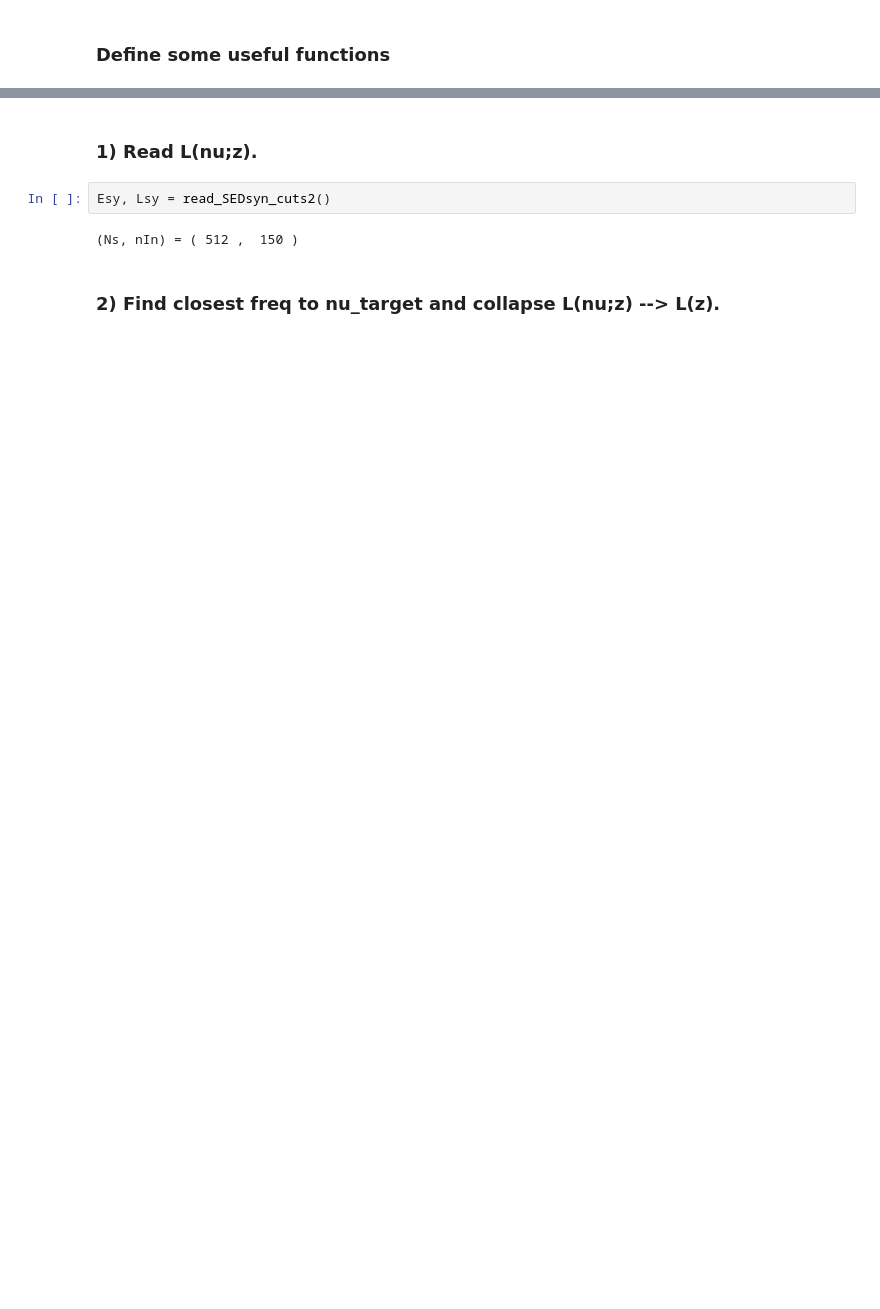
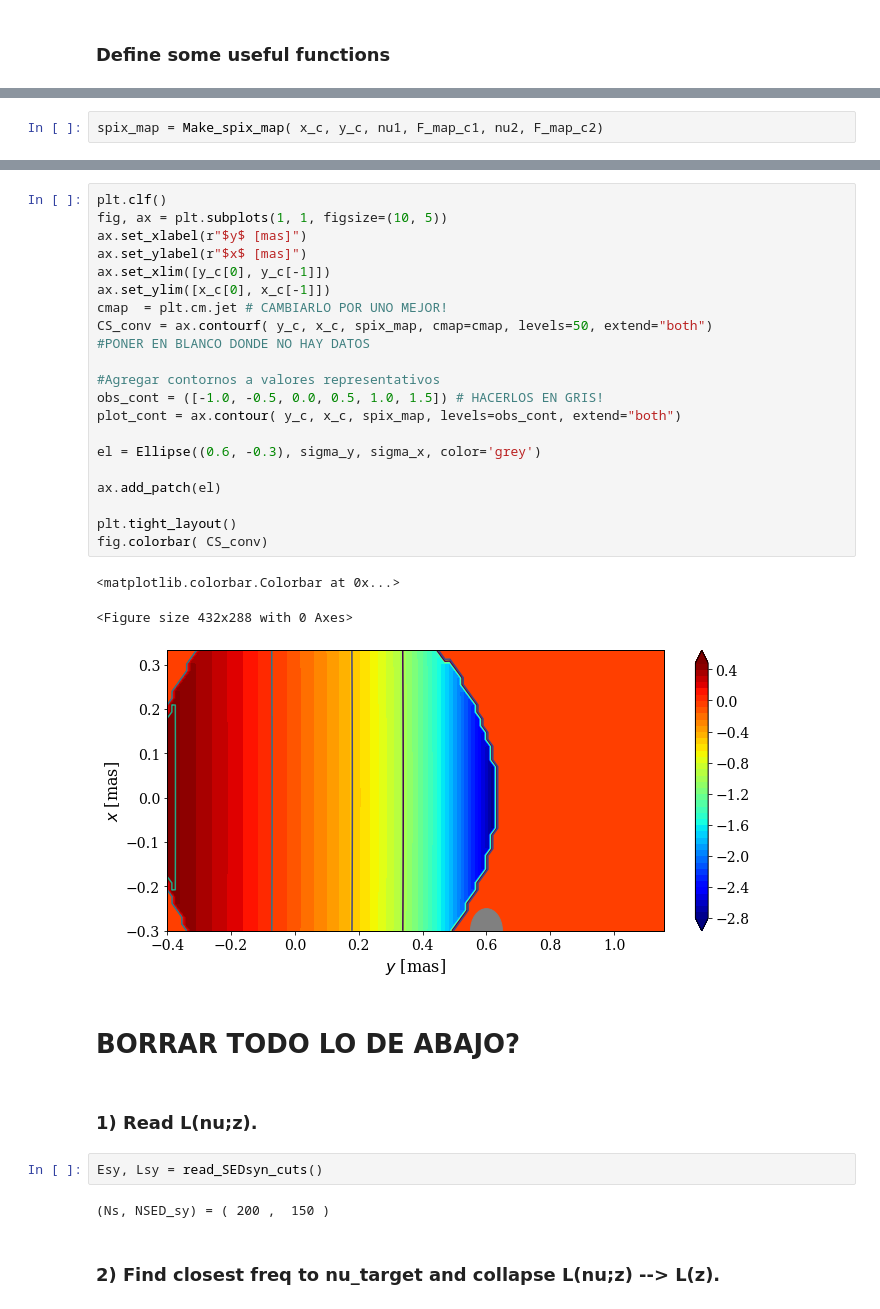
Before and after one commit to santimda/ExtendedJet, a Jupyter notebook: PostProcessing/MapFlux.ipynb, the cells around one changed output, grey strips where cells are left out. Saved outputs shown, nothing was run; the diff lists cells and outputs as text; blank space fills up the shorter version.

Commit message:
New version with working routines for calculating synthetic emission maps and spix maps

```diff
--- a/PostProcessing/MapFlux.ipynb
+++ b/PostProcessing/MapFlux.ipynb
@@ -183,0 +263,2 @@ def make_spix_map( x_c, y_c, nu1, F_map1, nu2, F_map2):
+# %%
+spix_map = Make_spix_map( x_c, y_c, nu1, F_map_c1, nu2, F_map_c2)
@@ -184,9 +344,36 @@ def make_spix_map( x_c, y_c, nu1, F_map1, nu2, F_map2):
+# %%
+plt.clf()
+fig, ax = plt.subplots(1, 1, figsize=(10, 5))
+ax.set_xlabel(r"$y$ [mas]")
+ax.set_ylabel(r"$x$ [mas]")
+ax.set_xlim([y_c[0], y_c[-1]])
+ax.set_ylim([x_c[0], x_c[-1]])
+cmap  = plt.cm.jet # CAMBIARLO POR UNO MEJOR!
+CS_conv = ax.contourf( y_c, x_c, spix_map, cmap=cmap, levels=50, extend="both")
+#PONER EN BLANCO DONDE NO HAY DATOS
+
+#Agregar contornos a valores representativos
+obs_cont = ([-1.0, -0.5, 0.0, 0.5, 1.0, 1.5]) # HACERLOS EN GRIS!
+plot_cont = ax.contour( y_c, x_c, spix_map, levels=obs_cont, extend="both")
+
+el = Ellipse((0.6, -0.3), sigma_y, sigma_x, color='grey')
+
+ax.add_patch(el)
+
+plt.tight_layout()
+fig.colorbar( CS_conv)
+# %% [output]
+<matplotlib.colorbar.Colorbar at 0x...>
+<Figure size 432x288 with 0 Axes>
+[figure, added]
+# %% [markdown]
+# BORRAR TODO LO DE ABAJO?
 # %% [markdown]
 ### 1) Read L(nu;z).
 # %%
-Esy, Lsy = read_SEDsyn_cuts2()
+Esy, Lsy = read_SEDsyn_cuts()
 # %% [output]
-(Ns, nIn) = ( 512 ,  150 )
+(Ns, NSED_sy) = ( 200 ,  150 )
 # %% [markdown]
 ### 2) Find closest freq to nu_target and collapse L(nu;z) --> L(z).
 # %%
```
Also changed, not shown: parts of 28 cells of this notebook.
